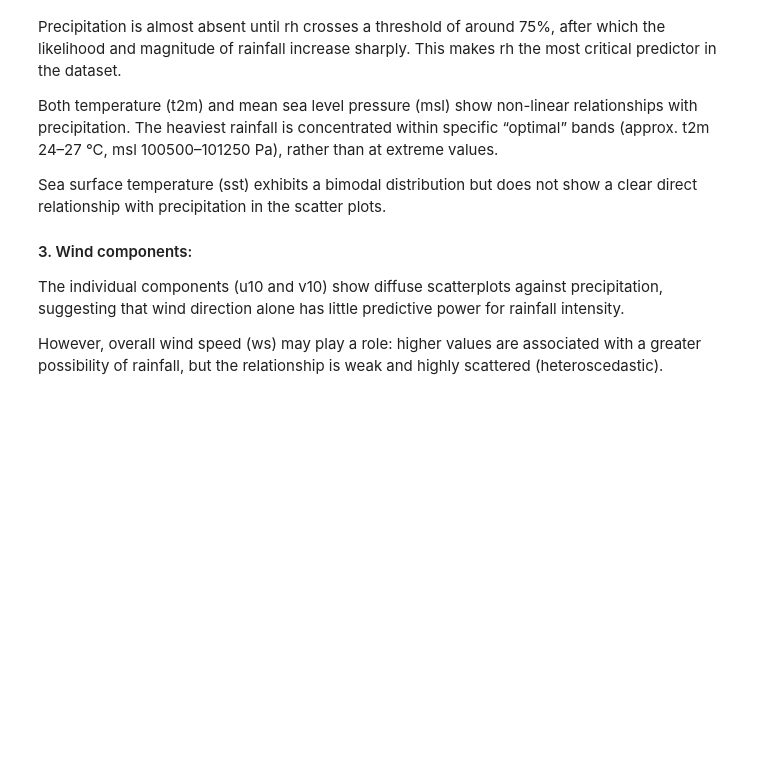
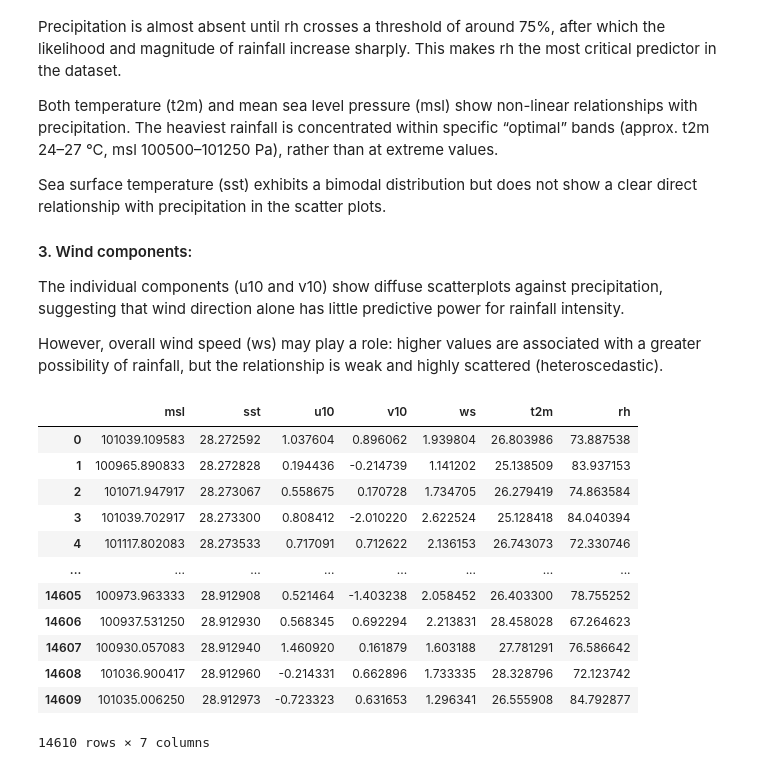
Before and after one commit to Saqibdev-786/Manglore-Weather-Data, a Jupyter notebook: notebooks/main.ipynb, the cells around one changed output. Cells and saved outputs as stored; diff of their text form; code cells hidden in the pictures; blank space fills up the shorter version.

```diff
--- a/notebooks/main.ipynb
+++ b/notebooks/main.ipynb
@@ -369,0 +373,17 @@ with open("../reports/information/analysis.txt", "w") as f:
+# %%
+X=df.drop(columns=['tp'])
+X
+# %% [output]
+|  | msl | sst | u10 | v10 | ws | t2m | rh |
+| 0 | 101039.109583 | 28.272592 | 1.037604 | 0.896062 | 1.939804 | 26.803986 | 73.887538 |
+| 1 | 100965.890833 | 28.272828 | 0.194436 | -0.214739 | 1.141202 | 25.138509 | 83.937153 |
+| 2 | 101071.947917 | 28.273067 | 0.558675 | 0.170728 | 1.734705 | 26.279419 | 74.863584 |
+| 3 | 101039.702917 | 28.273300 | 0.808412 | -2.010220 | 2.622524 | 25.128418 | 84.040394 |
+| 4 | 101117.802083 | 28.273533 | 0.717091 | 0.712622 | 2.136153 | 26.743073 | 72.330746 |
+| ... | ... | ... | ... | ... | ... | ... | ... |
+| 14605 | 100973.963333 | 28.912908 | 0.521464 | -1.403238 | 2.058452 | 26.403300 | 78.755252 |
+| 14606 | 100937.531250 | 28.912930 | 0.568345 | 0.692294 | 2.213831 | 28.458028 | 67.264623 |
+| 14607 | 100930.057083 | 28.912940 | 1.460920 | 0.161879 | 1.603188 | 27.781291 | 76.586642 |
+| 14608 | 101036.900417 | 28.912960 | -0.214331 | 0.662896 | 1.733335 | 28.328796 | 72.123742 |
+| 14609 | 101035.006250 | 28.912973 | -0.723323 | 0.631653 | 1.296341 | 26.555908 | 84.792877 |
+14610 rows × 7 columns
```
Also changed, not shown: parts of 8 cells of this notebook, 3 other files.
